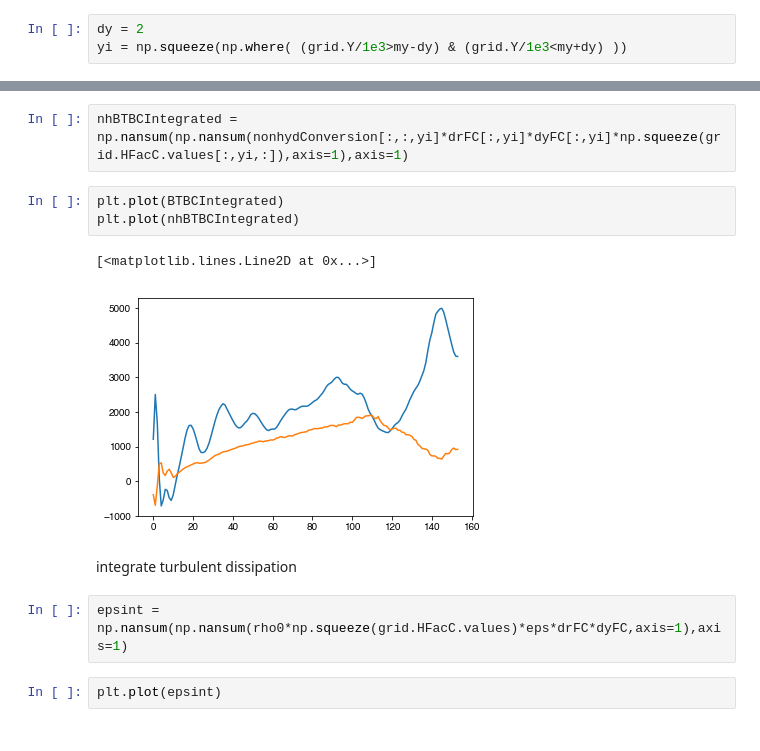
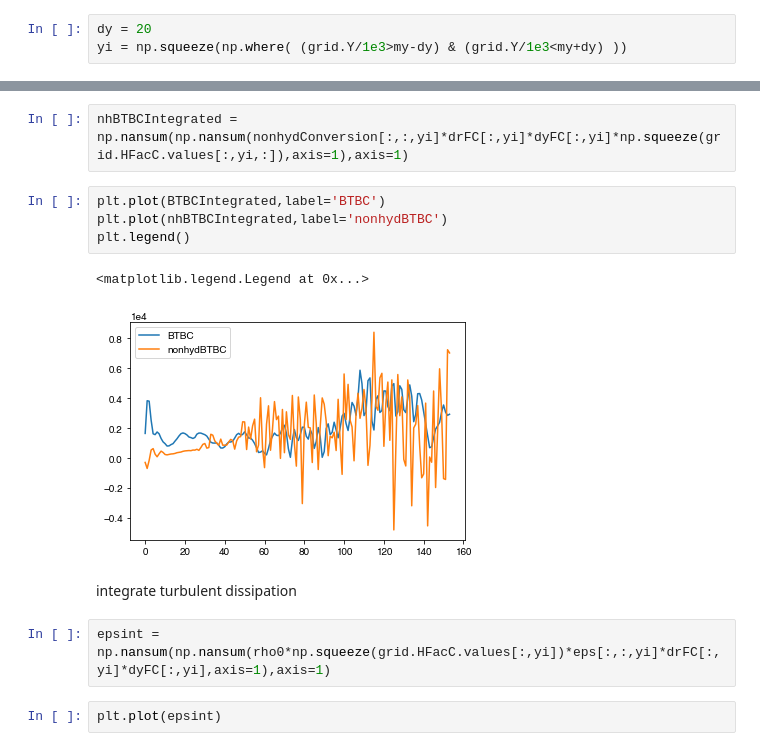
Before and after one commit to gunnarvoet/flow-across-bump, a Jupyter notebook: analysis/bump_analysis.ipynb, the cells around one changed output, grey strips where cells are left out. Saved outputs shown, nothing was run; the diff lists cells and outputs as text.

Commit message:
btbc conversion

```diff
--- a/analysis/bump_analysis.ipynb
+++ b/analysis/bump_analysis.ipynb
@@ -1203,7 +1203,7 @@ Looks like the mean vertical energy flux is directed upwards.
 # %% [markdown]
 See how far left and right of the ridge we want to integrate. How about starting with 20 km?
 # %%
-dy = 2
+dy = 20
 yi = np.squeeze(np.where( (grid.Y/1e3>my-dy) & (grid.Y/1e3<my+dy) ))
 # %%
 BTBCtmp = (BarotropicBaroclinicConversion[1:,:,:] + BarotropicBaroclinicConversion[:-1,:,:]) /2
@@ -1211,15 +1211,16 @@ BTBCIntegrated = np.nansum(np.nansum(BTBCtmp[:,:,yi]*drFC[:,yi]*dyFC[:,yi]*np.sq
 # %%
 nhBTBCIntegrated = np.nansum(np.nansum(nonhydConversion[:,:,yi]*drFC[:,yi]*dyFC[:,yi]*np.squeeze(grid.HFacC.values[:,yi,:]),axis=1),axis=1)
 # %%
-plt.plot(BTBCIntegrated)
-plt.plot(nhBTBCIntegrated)
+plt.plot(BTBCIntegrated,label='BTBC')
+plt.plot(nhBTBCIntegrated,label='nonhydBTBC')
+plt.legend()
 # %% [output]
-[<matplotlib.lines.Line2D at 0x...>]
+<matplotlib.legend.Legend at 0x...>
-[figure, old version]
+[figure, new version]
 # %% [markdown]
 integrate turbulent dissipation
 # %%
-epsint = np.nansum(np.nansum(rho0*np.squeeze(grid.HFacC.values)*eps*drFC*dyFC,axis=1),axis=1)
+epsint = np.nansum(np.nansum(rho0*np.squeeze(grid.HFacC.values[:,yi])*eps[:,:,yi]*drFC[:,yi]*dyFC[:,yi],axis=1),axis=1)
 # %%
 plt.plot(epsint)
 # %% [output]
```
Also changed, not shown: parts of 4 cells of this notebook, 1 other file.
